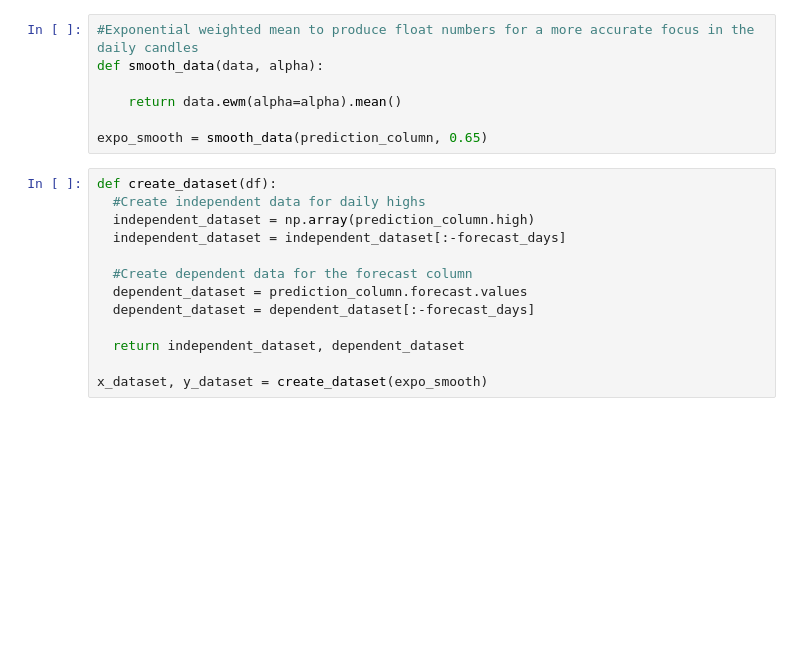
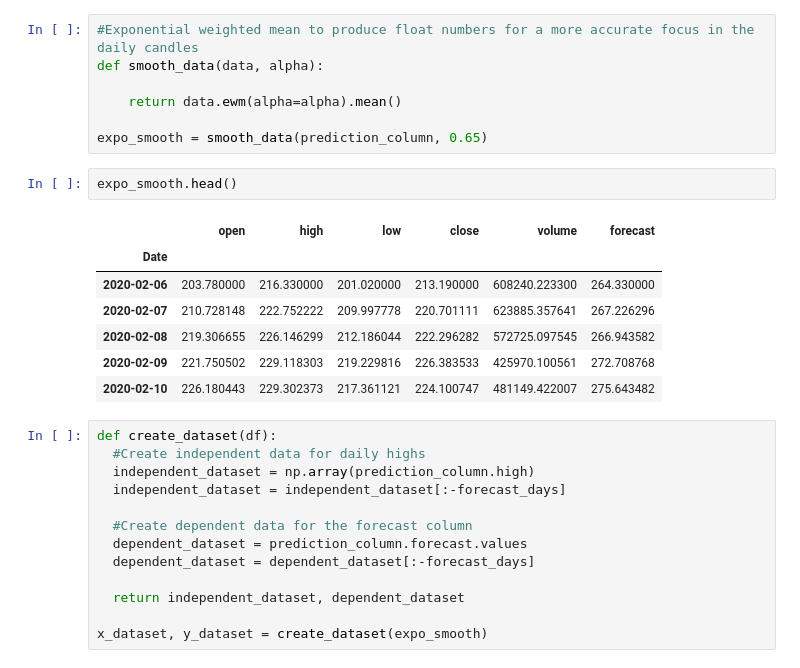
Before and after one commit to rudycav/Digital-Assets-Prediction-Model, a Jupyter notebook: Project/ Crypto_forecast_model.ipynb, the cells around one changed output. Saved outputs shown, nothing was run; the diff lists cells and outputs as text; blank space fills up the shorter version.

```diff
--- a/Project/ Crypto_forecast_model.ipynb
+++ b/Project/ Crypto_forecast_model.ipynb
@@ -79,6 +79,16 @@ def smooth_data(data, alpha):
     return data.ewm(alpha=alpha).mean()
 
 expo_smooth = smooth_data(prediction_column, 0.65)
+# %%
+expo_smooth.head()
+# %% [output]
+|  | open | high | low | close | volume | forecast |
+| Date |  |  |  |  |  |  |
+| 2020-02-06 | 203.780000 | 216.330000 | 201.020000 | 213.190000 | 608240.223300 | 264.330000 |
+| 2020-02-07 | 210.728148 | 222.752222 | 209.997778 | 220.701111 | 623885.357641 | 267.226296 |
+| 2020-02-08 | 219.306655 | 226.146299 | 212.186044 | 222.296282 | 572725.097545 | 266.943582 |
+| 2020-02-09 | 221.750502 | 229.118303 | 219.229816 | 226.383533 | 425970.100561 | 272.708768 |
+| 2020-02-10 | 226.180443 | 229.302373 | 217.361121 | 224.100747 | 481149.422007 | 275.643482 |
 # %%
 def create_dataset(df):
   #Create independent data for daily highs
```
Also changed, not shown: parts of 11 cells of this notebook.
